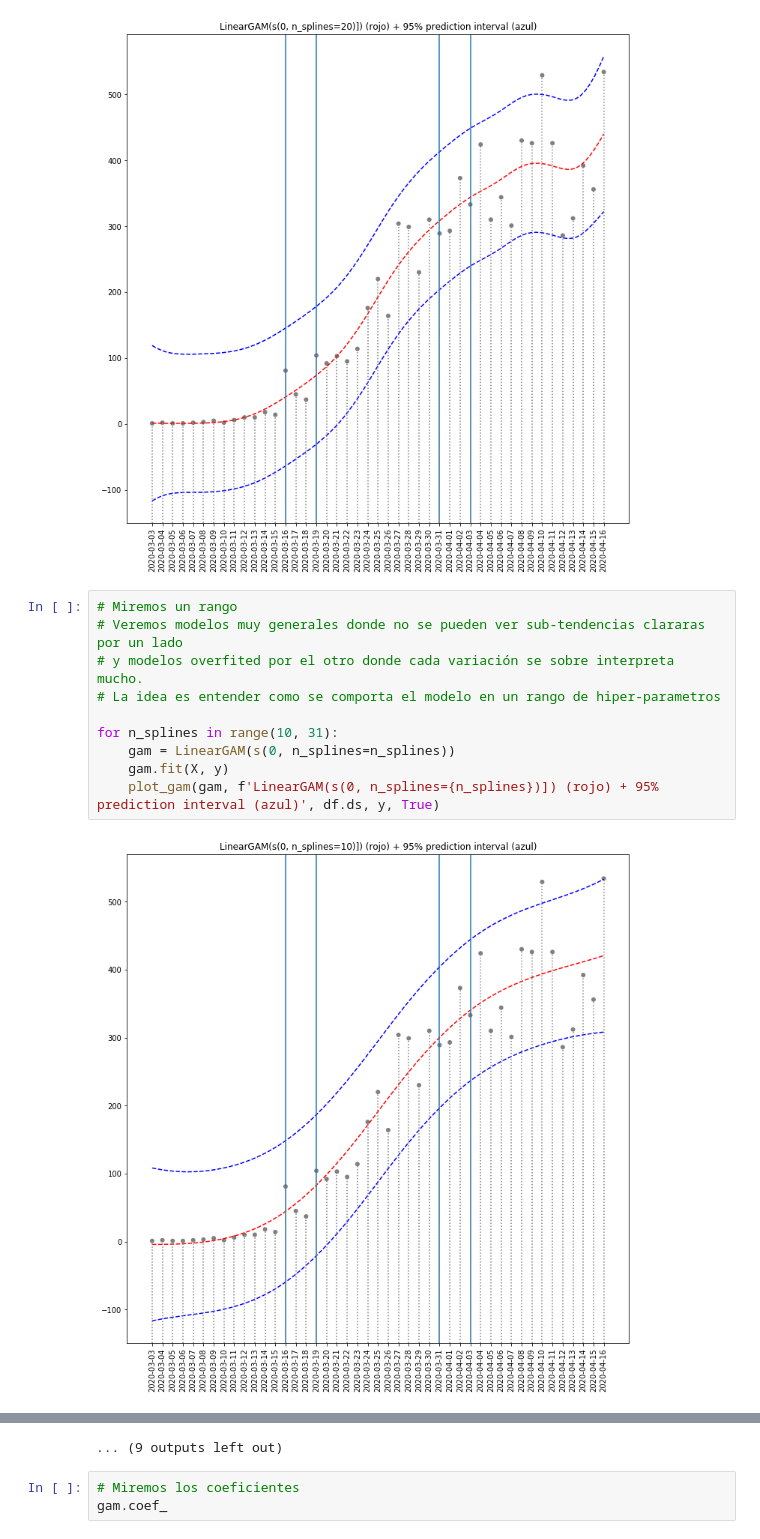
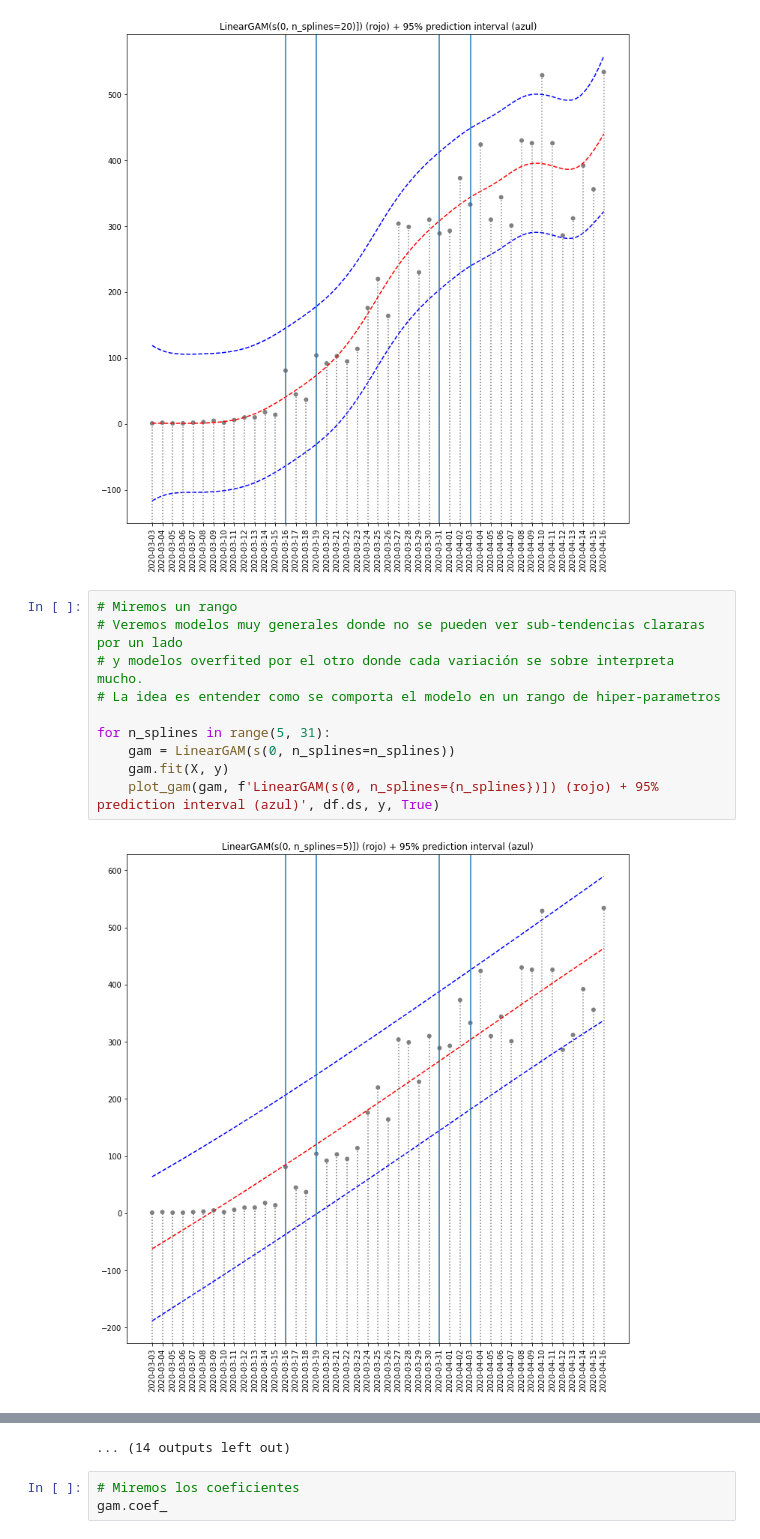
Before and after one commit to verasativa/covi-19-chile, a Jupyter notebook: GAMs.ipynb, the cells around one changed output, grey strips where cells are left out. Drawn from its saved outputs; the diff is of its cells as text.

```diff
--- a/GAMs.ipynb
+++ b/GAMs.ipynb
@@ -177,12 +177,12 @@ plot_gam(gam, f'LinearGAM(s(0, n_splines={n_splines})]) (rojo) + 95% prediction
 # %%
 # Miremos un rango
 # Veremos modelos muy generales donde no se pueden ver sub-tendencias clararas por un lado
 # y modelos overfited por el otro donde cada variación se sobre interpreta mucho.
 # La idea es entender como se comporta el modelo en un rango de hiper-parametros
 
-for n_splines in range(10, 31):
+for n_splines in range(5, 31):
     gam = LinearGAM(s(0, n_splines=n_splines))
     gam.fit(X, y)
     plot_gam(gam, f'LinearGAM(s(0, n_splines={n_splines})]) (rojo) + 95% prediction interval (azul)', df.ds, y, True)
 # %% [output]
-[figure, old version]
+[figure, new version]
@@ -200,4 +200,4 @@ for n_splines in range(10, 31):
-... (9 outputs left out)
+... (14 outputs left out)
 # %%
 # Miremos los coeficientes
 gam.coef_
```
Also changed, not shown: parts of 1 cell of this notebook, 3 other files.
